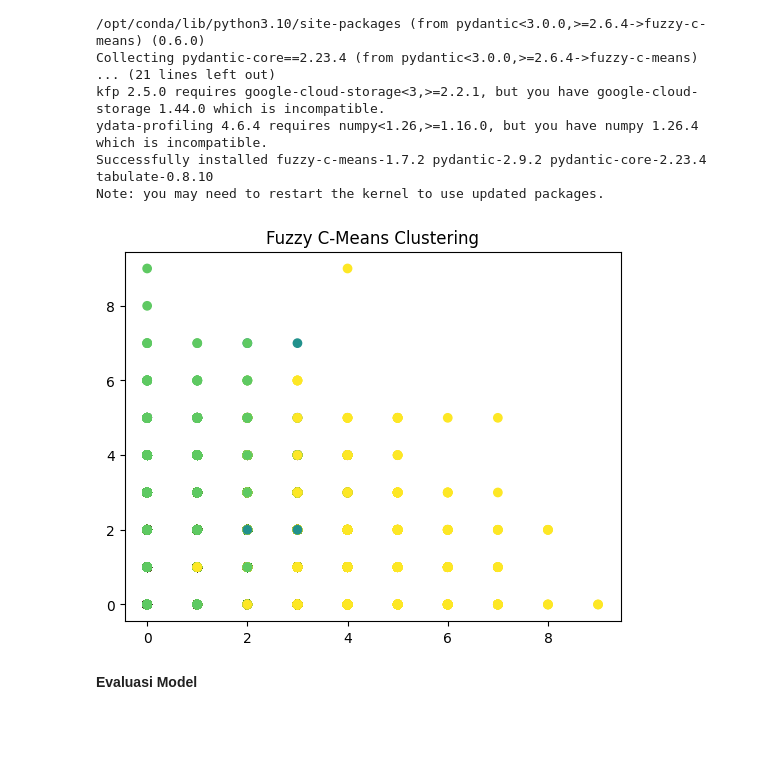
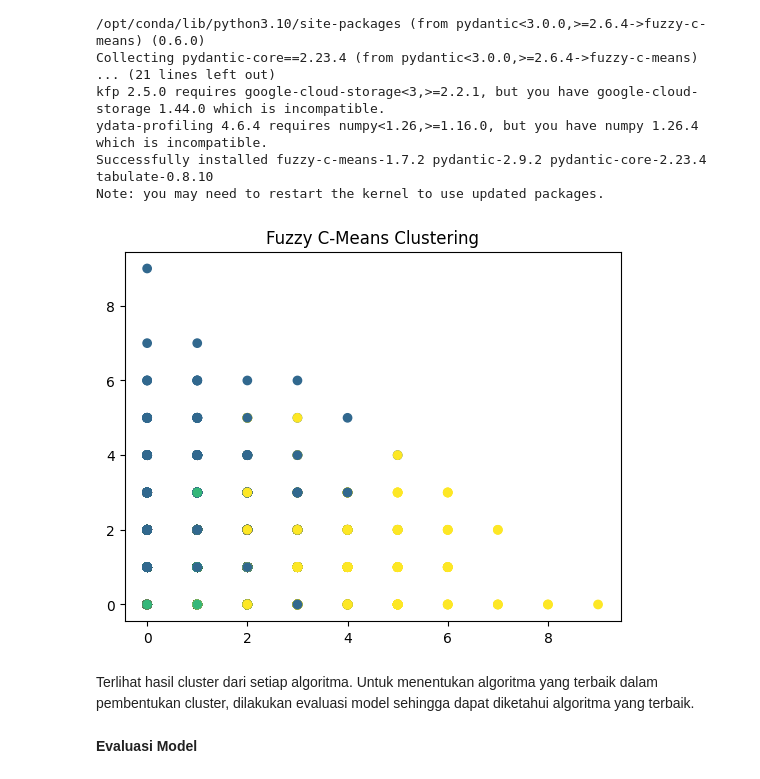
Before and after one commit to fajarathallah/Little-Project, a Jupyter notebook: clustering-football-team.ipynb, the cells around one changed output. Saved outputs shown, nothing was run; the diff lists cells and outputs as text; code cells hidden in the pictures; blank space fills up the shorter version.

```diff
--- a/clustering-football-team.ipynb
+++ b/clustering-football-team.ipynb
@@ -29,6 +29,8 @@ df.head()
 | 2 | Premier League | Liverpool | 0.0 | 0.0 | Tottenham | 0.0 | 0.0 | NaN | ... |
 | 3 | Premier League | Bournemouth | 0.0 | 0.0 | Leeds | 0.0 | 0.0 | NaN | ... |
 | 4 | Premier League | Fulham | 0.0 | 0.0 | Man City | 0.0 | 0.0 | NaN | ... |
+# %%
+df= df[df['tournament'] == 'Premier League']
 # %%
 # Check the shape of the dataset
 print(f"Number of Rows: {df.shape[0]}")
@@ -574,21 +555,23 @@ Note: you may need to restart the kernel to use updated packages.
 # %%
 from fcmeans import FCM
 import matplotlib.pyplot as plt
 
 # Fuzzy C-Means Clustering
-fcm = FCM(n_clusters=5)  # Ubah n_clusters sesuai kebutuhan
+fcm = FCM(n_clusters=4)  # Ubah n_clusters sesuai kebutuhan
 fcm.fit(all_subsets_filtered)
 
 # Mendapatkan label dan probabilitas keanggotaan
 fcm_labels = fcm.predict(all_subsets_filtered)
 membership = fcm.u  # Matriks keanggotaan
 
 # Visualisasi hasil Fuzzy C-Means clustering
 plt.scatter(all_subsets_filtered[:, 0], all_subsets_filtered[:, 1], c=fcm_labels)
 plt.title("Fuzzy C-Means Clustering")
 plt.show()
 # %% [output]
-[figure, old version]
+[figure, new version]
+# %% [markdown]
+Terlihat hasil cluster dari setiap algoritma. Untuk menentukan algoritma yang terbaik dalam pembentukan cluster, dilakukan evaluasi model sehingga dapat diketahui algoritma yang terbaik.
 # %% [markdown]
 **Evaluasi Model**
 # %% [markdown]
```
Also changed, not shown: parts of 27 cells of this notebook.
